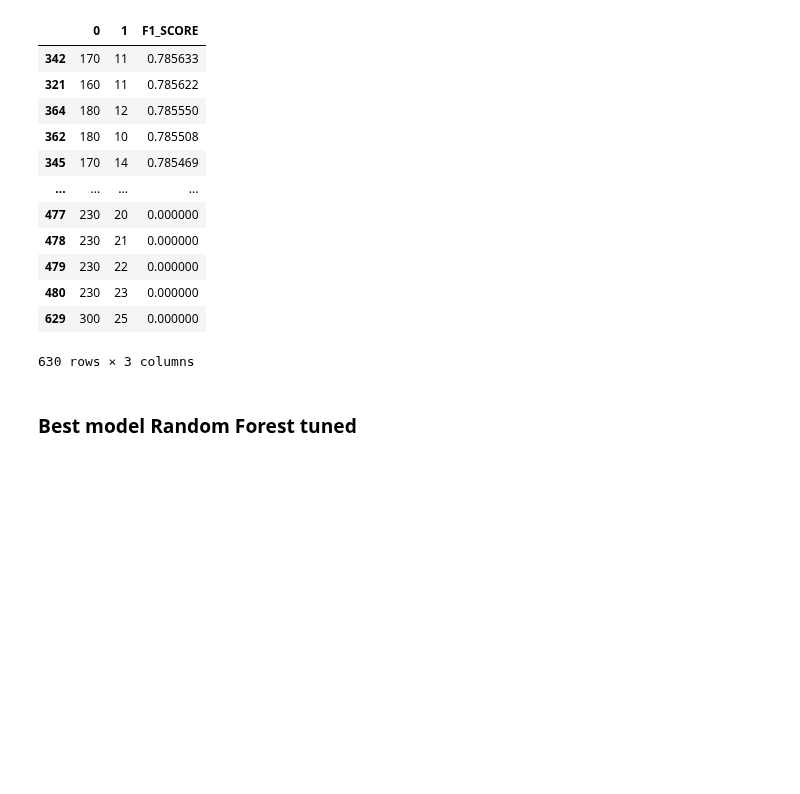
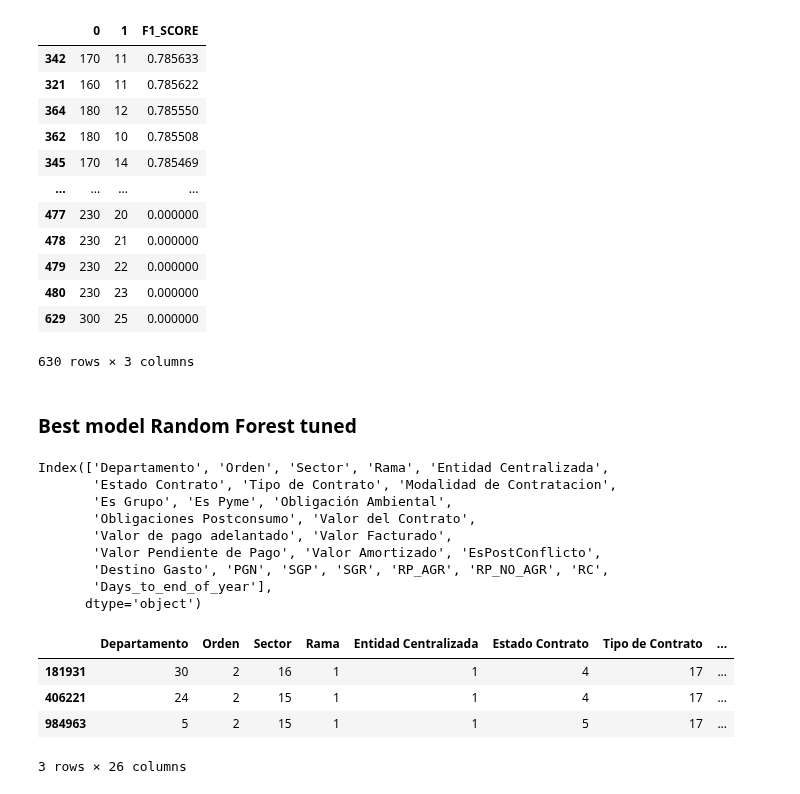
Before and after one commit to lumariaap15/secop-ds4a, a Jupyter notebook: models.ipynb, the cells around one changed output. Drawn from its saved outputs; the diff is of its cells as text; code cells hidden in the pictures; blank space fills up the shorter version.

```diff
--- a/models.ipynb
+++ b/models.ipynb
@@ -218,6 +218,24 @@ sort_roc.sort_values(by=['F1_SCORE'], ascending=False)
 630 rows × 3 columns
 # %% [markdown]
 ### Best model Random Forest tuned
+# %%
+print(X_train.columns)
+X_train.sample(3)
+# %% [output]
+Index(['Departamento', 'Orden', 'Sector', 'Rama', 'Entidad Centralizada',
+       'Estado Contrato', 'Tipo de Contrato', 'Modalidad de Contratacion',
+       'Es Grupo', 'Es Pyme', 'Obligación Ambiental',
+       'Obligaciones Postconsumo', 'Valor del Contrato',
+       'Valor de pago adelantado', 'Valor Facturado',
+       'Valor Pendiente de Pago', 'Valor Amortizado', 'EsPostConflicto',
+       'Destino Gasto', 'PGN', 'SGP', 'SGR', 'RP_AGR', 'RP_NO_AGR', 'RC',
+       'Days_to_end_of_year'],
+      dtype='object')
+|  | Departamento | Orden | Sector | Rama | Entidad Centralizada | Estado Contrato | Tipo de Contrato | ... |
+| 181931 | 30 | 2 | 16 | 1 | 1 | 4 | 17 | ... |
+| 406221 | 24 | 2 | 15 | 1 | 1 | 4 | 17 | ... |
+| 984963 | 5 | 2 | 15 | 1 | 1 | 5 | 17 | ... |
+3 rows × 26 columns
 # %%
 clf_Random_Forest = RandomForestClassifier(n_estimators = 170, max_features = 11)
 clf_Random_Forest.fit(X_train, y_train)
```
Also changed, not shown: parts of 1 cell of this notebook.
